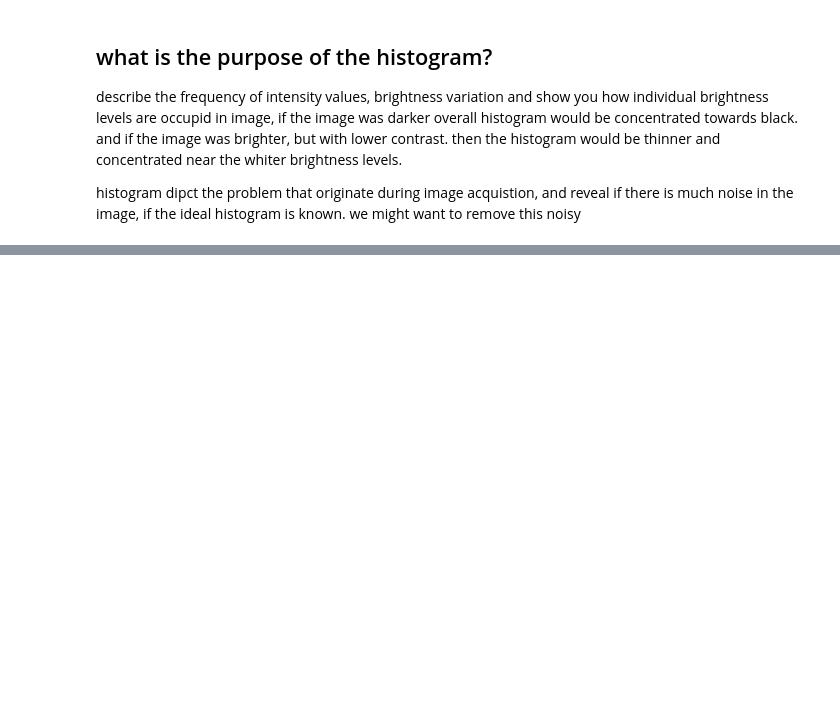
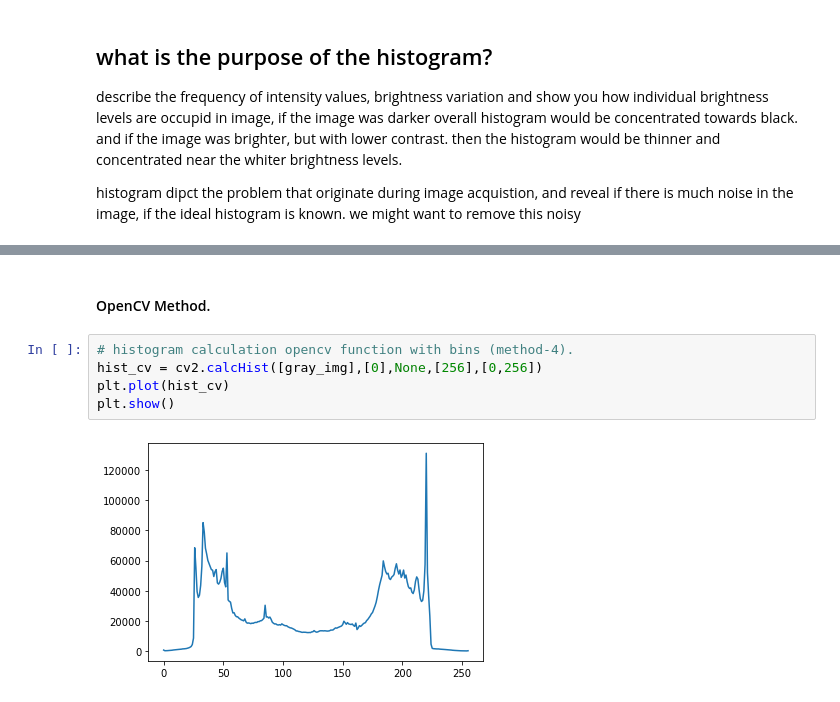
Before and after one commit to Mohamed-3ql/Image-processing-and-Feature-Engineering-For-Computer-Vision-Using-Python, a Jupyter notebook: image_processing/labs/l1_histogram.ipynb, the cells around one changed output, grey strips where cells are left out. Saved outputs shown, nothing was run; the diff lists cells and outputs as text; blank space fills up the shorter version.

```diff
--- a/image_processing/labs/l1_histogram.ipynb
+++ b/image_processing/labs/l1_histogram.ipynb
@@ -28,0 +122,9 @@
+# %% [markdown]
+#### OpenCV Method.
+# %%
+# histogram calculation opencv function with bins (method-4).
+hist_cv = cv2.calcHist([gray_img],[0],None,[256],[0,256])
+plt.plot(hist_cv)
+plt.show()
+# %% [output]
+[figure, added]
```
Also changed, not shown: parts of 34 cells of this notebook, 53 other files.
